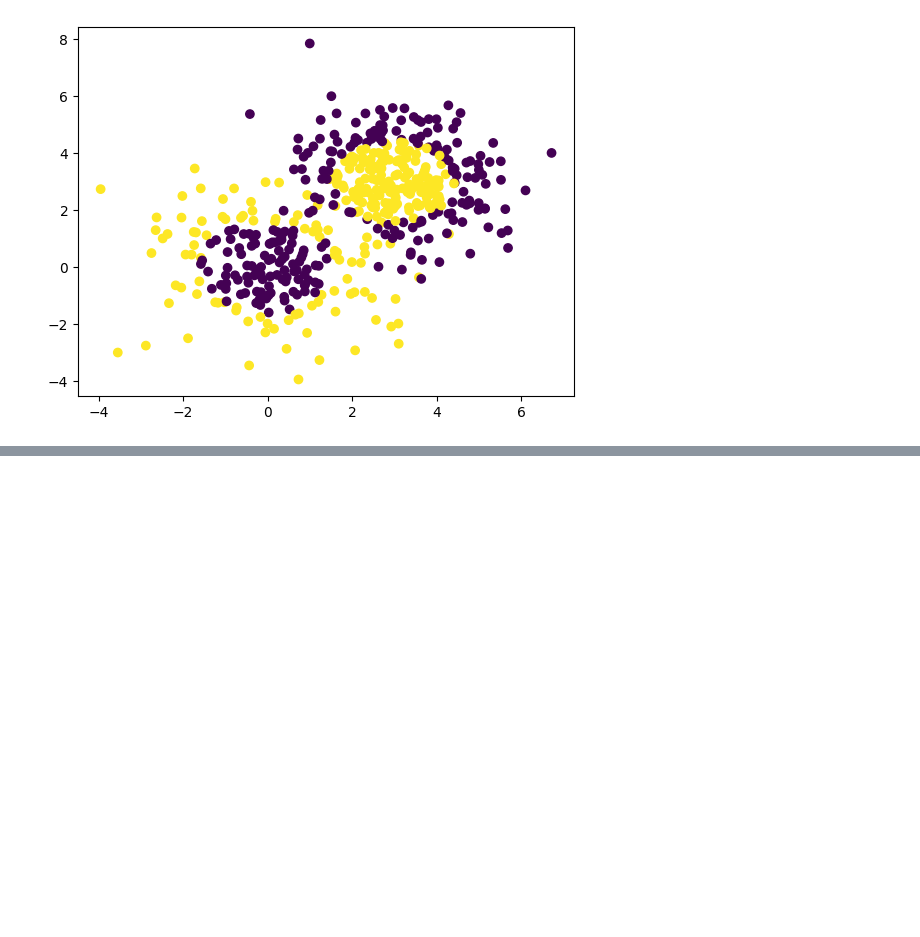
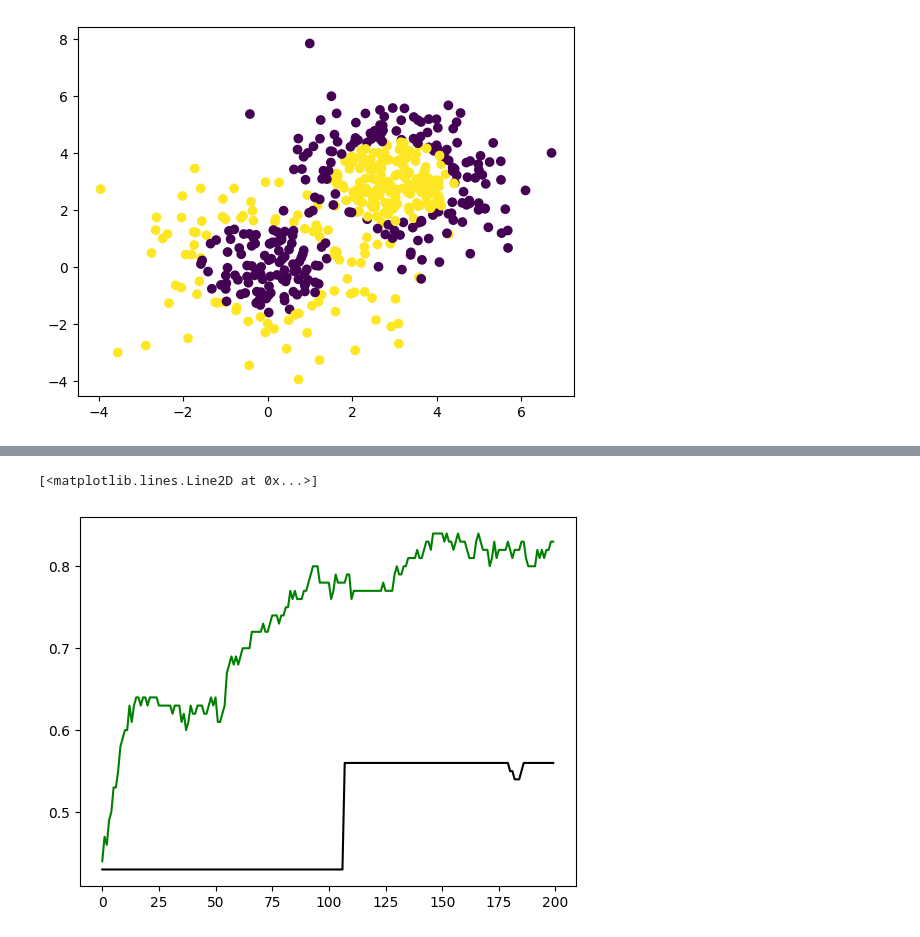
Before and after one commit to Ravravan/DL, a Jupyter notebook: BATCH_NORMALIZATION.ipynb, the cells around one changed output, grey strips where cells are left out. Drawn from its saved outputs; the diff is of its cells as text; code cells hidden in the pictures; blank space fills up the shorter version.

```diff
--- a/BATCH_NORMALIZATION.ipynb
+++ b/BATCH_NORMALIZATION.ipynb
@@ -88,6 +89,6 @@ Model: "sequential"
 # %%
 model.compile(loss='binary_crossentropy',optimizer='adam',metrics=['accuracy'])
 # %%
-history1 = model.fit(x,y,epochs=200,validation_split=0.2)
+history1 = model.fit(X,y,epochs=200,validation_split=0.2)
 # %% [output]
 Epoch 1/200
@@ -109,0 +111,10 @@ Epoch 200/200
+# %%
+model = Sequential()
+
+model.add(Dense(3,activation='relu',input_dim=2))
+model.add(BatchNormalization())
+model.add(Dense(2,activation='relu'))
+model.add(BatchNormalization())
+model.add(Dense(1,activation='sigmoid'))
+
+model.summary()
@@ -109,0 +141,4 @@ Epoch 200/200
+# %%
+model.compile(loss='binary_crossentropy',optimizer='adam',metrics=['accuracy'])
+# %%
+history2 = model.fit(X,y,epochs=200,validation_split=0.2)
@@ -109,0 +163,6 @@ Epoch 200/200
+# %%
+plt.plot(history1.history['val_accuracy'],color='black')
+plt.plot(history2.history['val_accuracy'],color='green')
+# %% [output]
+[<matplotlib.lines.Line2D at 0x...>]
+[figure, added]
```
Also changed, not shown: parts of 4 cells of this notebook.
